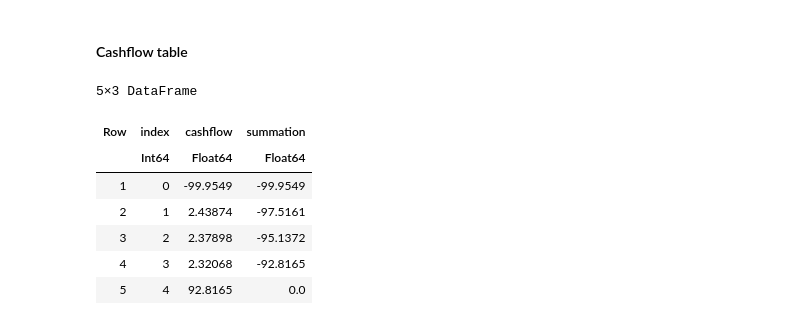
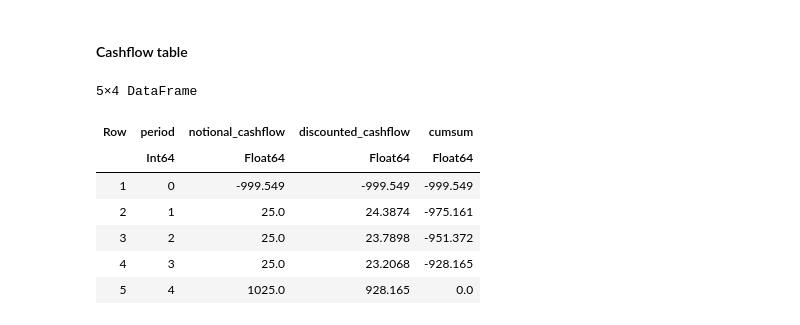
Before and after one commit to varnerlab/CHEME-5660-Examples-F23, a Jupyter notebook: CHEME-5660-L4c-NotesBonds-Fall-2023.ipynb, the cells around one changed output. Cells and saved outputs as stored; diff of their text form; code cells hidden in the pictures.

Commit message:
cashflow
cashflow

```diff
--- a/CHEME-5660-L4c-NotesBonds-Fall-2023.ipynb
+++ b/CHEME-5660-L4c-NotesBonds-Fall-2023.ipynb
@@ -143,35 +143,39 @@ T = dataset[2, Symbol("Security Term")] |> String |> securityterm;
 r̄ = dataset[2, Symbol("High Yield")]
 c = dataset[2, Symbol("Interest Rate")]
 cashflow_check_model = build(MyUSTreasuryCouponSecurityModel, (
-            par = 100.0, T = T, rate = r̄, coupon = c, λ = 2
+            par = 1000.0, T = T, rate = r̄, coupon = c, λ = 2
         )) |> discount_model;
 
 cashflow = cashflow_check_model.cashflow;
+discount = cashflow_check_model.discount;
 # %% [markdown]
 #### Cashflow table
 # %%
 number_of_periods = length(cashflow)
 df = DataFrame();
 sumvalue = 0.0;
 for i ∈ 0:(number_of_periods - 1)
 
+    discount_value = discount[i]
     payment = cashflow[i];
     sumvalue += payment;
 
     row_tuple = (
-        index = i,
-        cashflow = payment,
-        summation = sumvalue
+        period = i,
+        discount
+        notional_cashflow = discount_value*payment,
+        discounted_cashflow = payment,
+        cumsum = sumvalue
     );
     push!(df,row_tuple);
 end
 df
 # %% [output]
-5×3 DataFrame
+5×4 DataFrame
-| Row | index | cashflow | summation |
-|  | Int64 | Float64 | Float64 |
-| 1 | 0 | -99.9549 | -99.9549 |
-| 2 | 1 | 2.43874 | -97.5161 |
-| 3 | 2 | 2.37898 | -95.1372 |
-| 4 | 3 | 2.32068 | -92.8165 |
-| 5 | 4 | 92.8165 | 0.0 |
+| Row | period | notional_cashflow | discounted_cashflow | cumsum |
+|  | Int64 | Float64 | Float64 | Float64 |
+| 1 | 0 | -999.549 | -999.549 | -999.549 |
+| 2 | 1 | 25.0 | 24.3874 | -975.161 |
+| 3 | 2 | 25.0 | 23.7898 | -951.372 |
+| 4 | 3 | 25.0 | 23.2068 | -928.165 |
+| 5 | 4 | 1025.0 | 928.165 | 0.0 |
```
Also changed, not shown: 1 other file.
